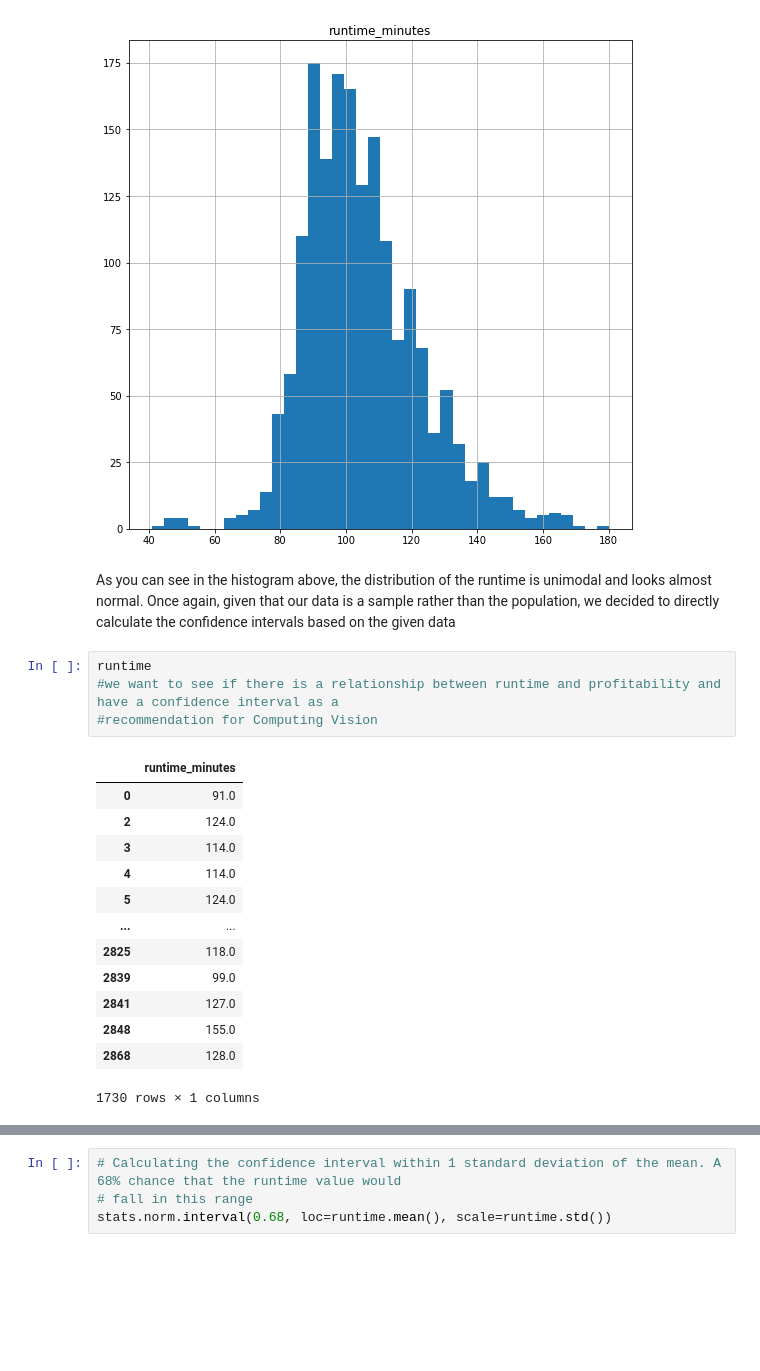
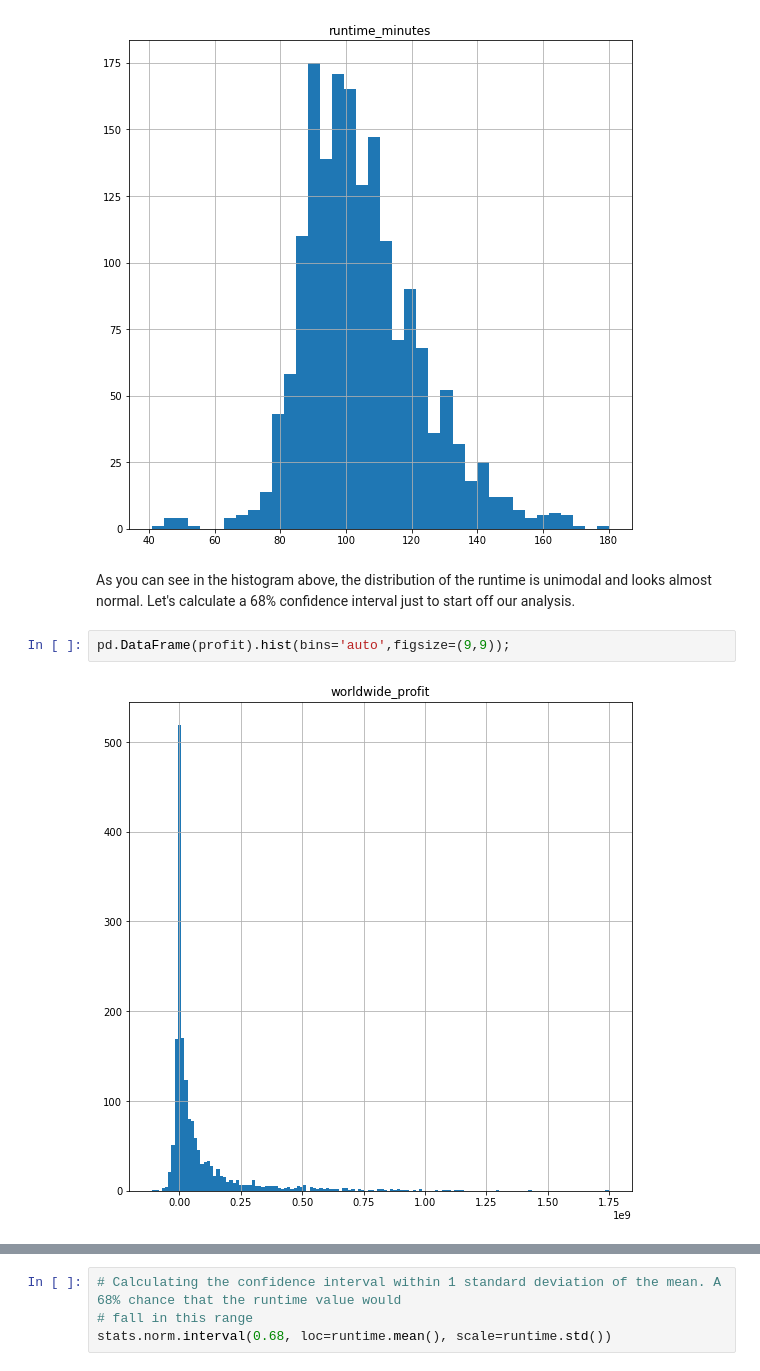
Before and after one commit to abwilliamss/AIAcademy-capstone, a Jupyter notebook: saniya_analysis.ipynb, the cells around one changed output, grey strips where cells are left out. Saved outputs shown, nothing was run; the diff lists cells and outputs as text; blank space fills up the shorter version.

```diff
--- a/saniya_analysis.ipynb
+++ b/saniya_analysis.ipynb
@@ -248,22 +248,8 @@ pd.DataFrame(runtime).hist(bins='auto',figsize=(9,9));
 # %% [output]
 [figure]
 # %% [markdown]
-As you can see in the histogram above, the distribution of the runtime is unimodal and looks almost normal. Once again, given that our data is a sample rather than the population, we decided to directly calculate the confidence intervals based on the given data
+As you can see in the histogram above, the distribution of the runtime is unimodal and looks almost normal. Let's calculate a 68% confidence interval just to start off our analysis.
-# %%
-runtime
-#we want to see if there is a relationship between runtime and profitability and have a confidence interval as a
-#recommendation for Computing Vision
-# %% [output]
-|  | runtime_minutes |
-| 0 | 91.0 |
-| 2 | 124.0 |
-| 3 | 114.0 |
-| 4 | 114.0 |
-| 5 | 124.0 |
-| ... | ... |
-| 2825 | 118.0 |
-| 2839 | 99.0 |
-| 2841 | 127.0 |
-| 2848 | 155.0 |
-| 2868 | 128.0 |
-1730 rows × 1 columns
+# %%
+pd.DataFrame(profit).hist(bins='auto',figsize=(9,9));
+# %% [output]
+[figure, added]
```
Also changed, not shown: parts of 23 cells of this notebook.
